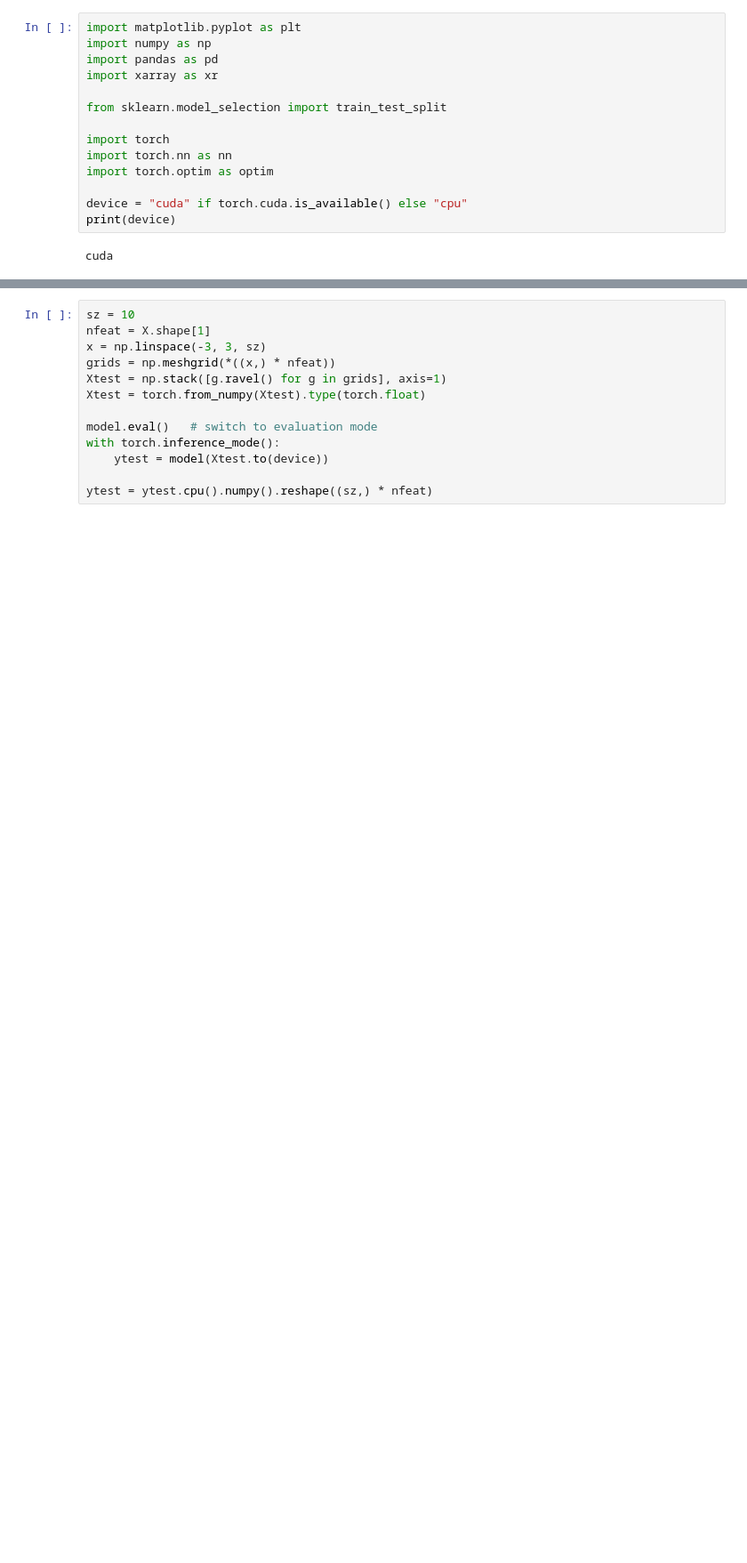
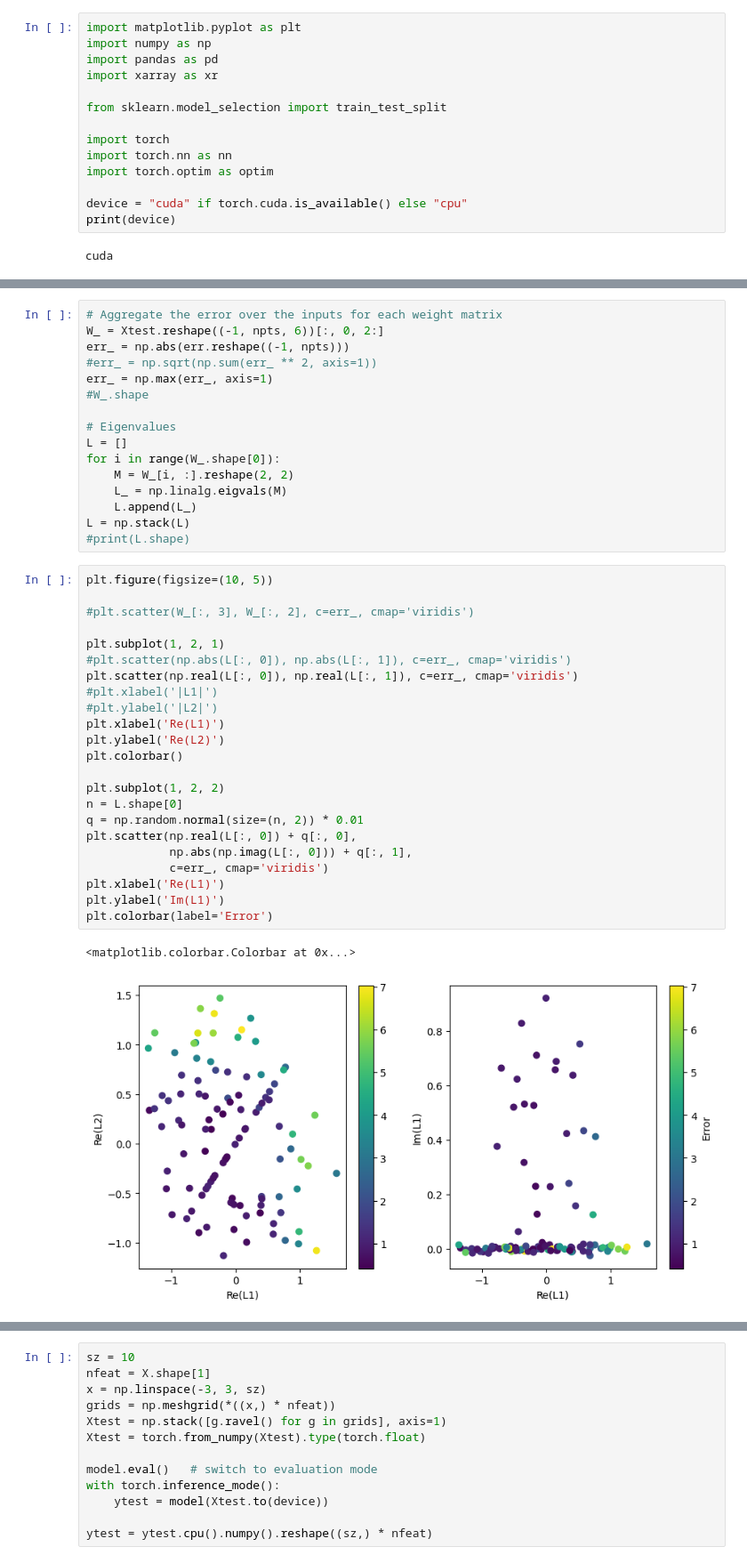
Before and after one commit to niknovikov19/pytorch-test, a Jupyter notebook: regres_rates_1.ipynb, the cells around one changed output, grey strips where cells are left out. Shown: that part at 89% size. Saved outputs shown, nothing was run; the diff lists cells and outputs as text; blank space fills up the shorter version.

```diff
--- a/regres_rates_1.ipynb
+++ b/regres_rates_1.ipynb
@@ -161,0 +204,42 @@ Epoch: 1000/1000, Train loss: 0.00262  Test loss: 0.09205
+# %%
+# Aggregate the error over the inputs for each weight matrix
+W_ = Xtest.reshape((-1, npts, 6))[:, 0, 2:]
+err_ = np.abs(err.reshape((-1, npts)))
+#err_ = np.sqrt(np.sum(err_ ** 2, axis=1))
+err_ = np.max(err_, axis=1)
+#W_.shape
+
+# Eigenvalues
+L = []
+for i in range(W_.shape[0]):
+    M = W_[i, :].reshape(2, 2)
+    L_ = np.linalg.eigvals(M)
+    L.append(L_)
+L = np.stack(L)
+#print(L.shape)
+# %%
+plt.figure(figsize=(10, 5))
+
+#plt.scatter(W_[:, 3], W_[:, 2], c=err_, cmap='viridis')
+
+plt.subplot(1, 2, 1)
+#plt.scatter(np.abs(L[:, 0]), np.abs(L[:, 1]), c=err_, cmap='viridis')
+plt.scatter(np.real(L[:, 0]), np.real(L[:, 1]), c=err_, cmap='viridis')
+#plt.xlabel('|L1|')
+#plt.ylabel('|L2|')
+plt.xlabel('Re(L1)')
+plt.ylabel('Re(L2)')
+plt.colorbar()
+
+plt.subplot(1, 2, 2)
+n = L.shape[0]
+q = np.random.normal(size=(n, 2)) * 0.01
+plt.scatter(np.real(L[:, 0]) + q[:, 0],
+            np.abs(np.imag(L[:, 0])) + q[:, 1],
+            c=err_, cmap='viridis')
+plt.xlabel('Re(L1)')
+plt.ylabel('Im(L1)')
+plt.colorbar(label='Error')
+# %% [output]
+<matplotlib.colorbar.Colorbar at 0x...>
+[figure, added]
```
Also changed, not shown: parts of 18 cells of this notebook, 17 other files.
